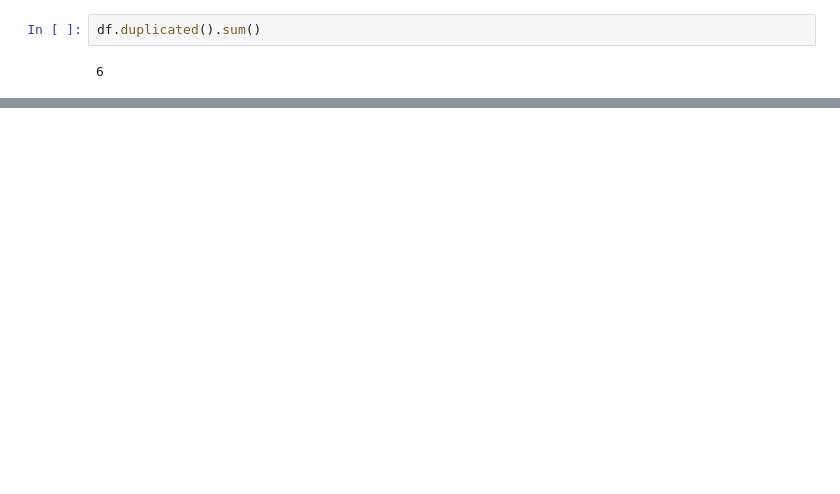
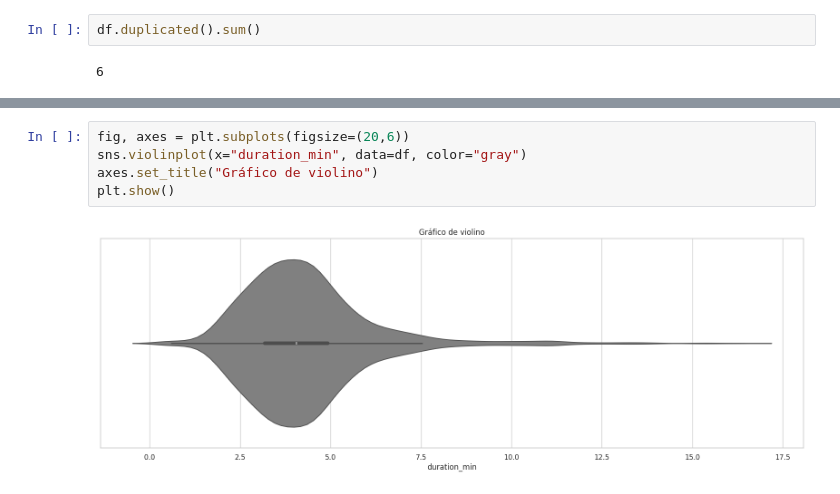
Before and after one commit to jessibmoura/ML-TimeSeries, a Jupyter notebook: Machine Learning with Python/Aula 1.2 - Exploratory data analysis/data_analysis.ipynb, the cells around one changed output, grey strips where cells are left out. Drawn from its saved outputs; the diff is of its cells as text; blank space fills up the shorter version.

```diff
--- a/Machine Learning with Python/Aula 1.2 - Exploratory data analysis/data_analysis.ipynb
+++ b/Machine Learning with Python/Aula 1.2 - Exploratory data analysis/data_analysis.ipynb
@@ -78,0 +217,7 @@ df[df.duplicated()]
+# %%
+fig, axes = plt.subplots(figsize=(20,6))
+sns.violinplot(x="duration_min", data=df, color="gray")
+axes.set_title("Gráfico de violino")
+plt.show()
+# %% [output]
+[figure, added]
```
Also changed, not shown: parts of 19 cells of this notebook, 1 other file.
